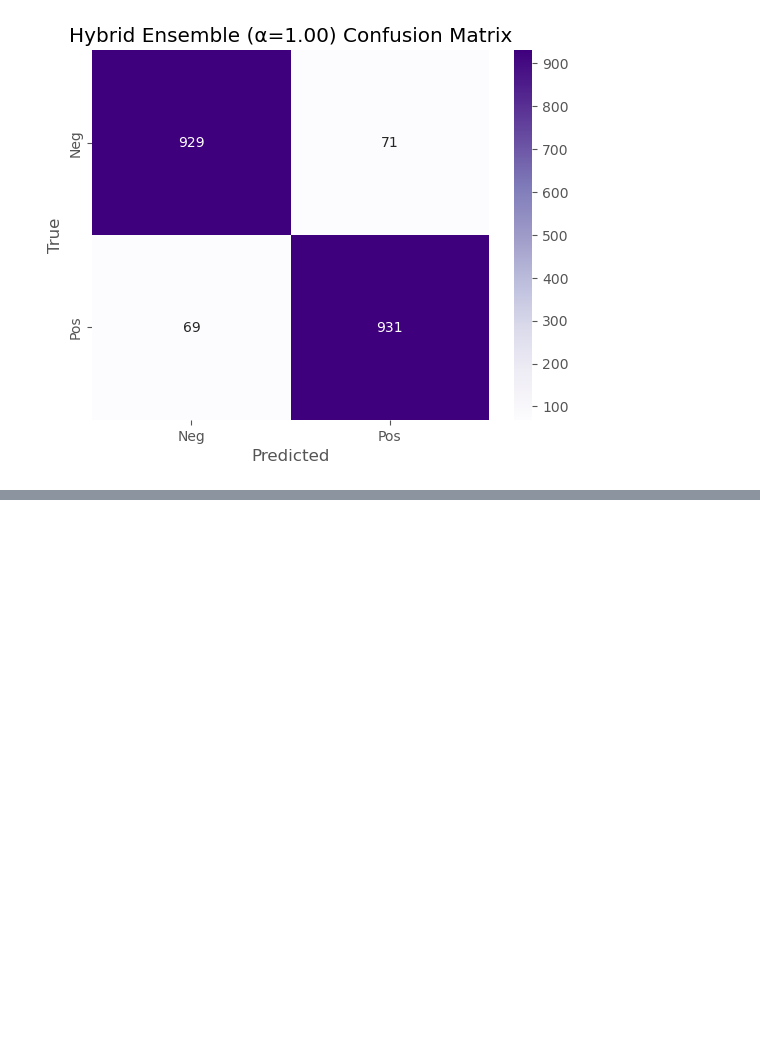
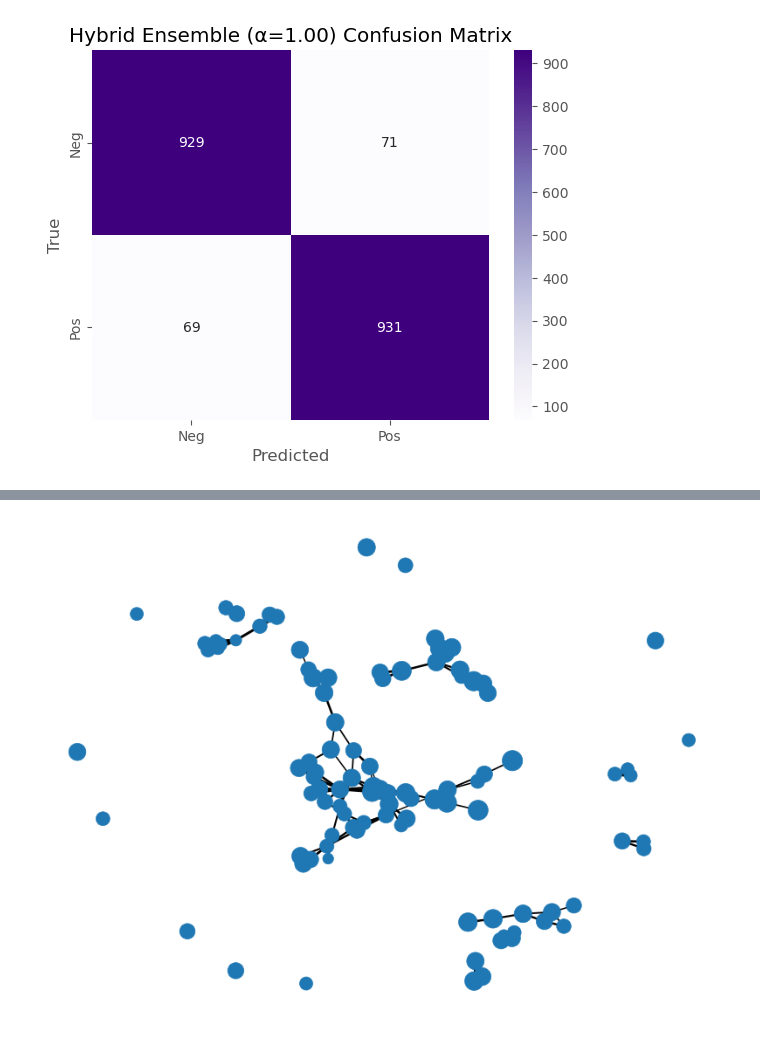
Before and after one commit to Matthewaxe123/955-dissertation, a Jupyter notebook: NLP.ipynb, the cells around one changed output, grey strips where cells are left out. Cells and saved outputs as stored; diff of their text form; code cells hidden in the pictures; blank space fills up the shorter version.

```diff
--- a/NLP.ipynb
+++ b/NLP.ipynb
@@ -1837,0 +2351,21 @@ HybridEnsemble | Acc=0.9300 Prec=0.9291 Rec=0.9310 F1=0.9301
+# %%
+# ---------- 2) weighted similarity (idf-modified cosine) ----------
+from sklearn.feature_extraction.text import TfidfVectorizer
+from sklearn.metrics.pairwise import cosine_similarity
+
+def weighted_similarity(nodes_df: pd.DataFrame, text_col: str = "sentence",
+                        smooth_idf: bool = True) -> np.ndarray:
+    """
+    Returns dense float32 S with zero diagonal.
+    This is the weighted similarity we feed to Continuous LexRank (A = S).
+    """
+    vec = TfidfVectorizer(lowercase=False, ngram_range=(1,1),
+                          stop_words=None, norm='l2', smooth_idf=smooth_idf)
+    X = vec.fit_transform(nodes_df[text_col])
+    S = cosine_similarity(X, dense_output=True).astype(np.float32)
+    np.fill_diagonal(S, 0.0)
+    return S
+
+S_neg = weighted_similarity(neg_nodes)   # shape: (n_sent_neg, n_sent_neg)
+S_pos = weighted_similarity(pos_nodes)
+print(S_neg.shape, S_pos.shape)
@@ -1837,0 +2505,13 @@ HybridEnsemble | Acc=0.9300 Prec=0.9291 Rec=0.9310 F1=0.9301
+# %%
+# --- 1) POSITIVE subset: weighted kNN graph (topN=100) ---
+# If not yet built: G_pos_knn
+G_pos_knn = build_weighted_graph(S_pos, pos_nodes, mode="knn", k=3)
+
+# LexRank (continuous) scores for node sizes
+p_con_pos = {int(pos_nodes.iloc[i]["node_id"]): float(pos_outputs["p_con"][i])
+             for i in range(len(pos_nodes))}
+
+# Draw positive graph (you can tune topN to 50/150)
+draw_weighted_subgraph(G_pos_knn, p_scores=p_con_pos, topN=100)
+# %% [output]
+[figure, added]
```
Also changed, not shown: parts of 35 cells of this notebook.
